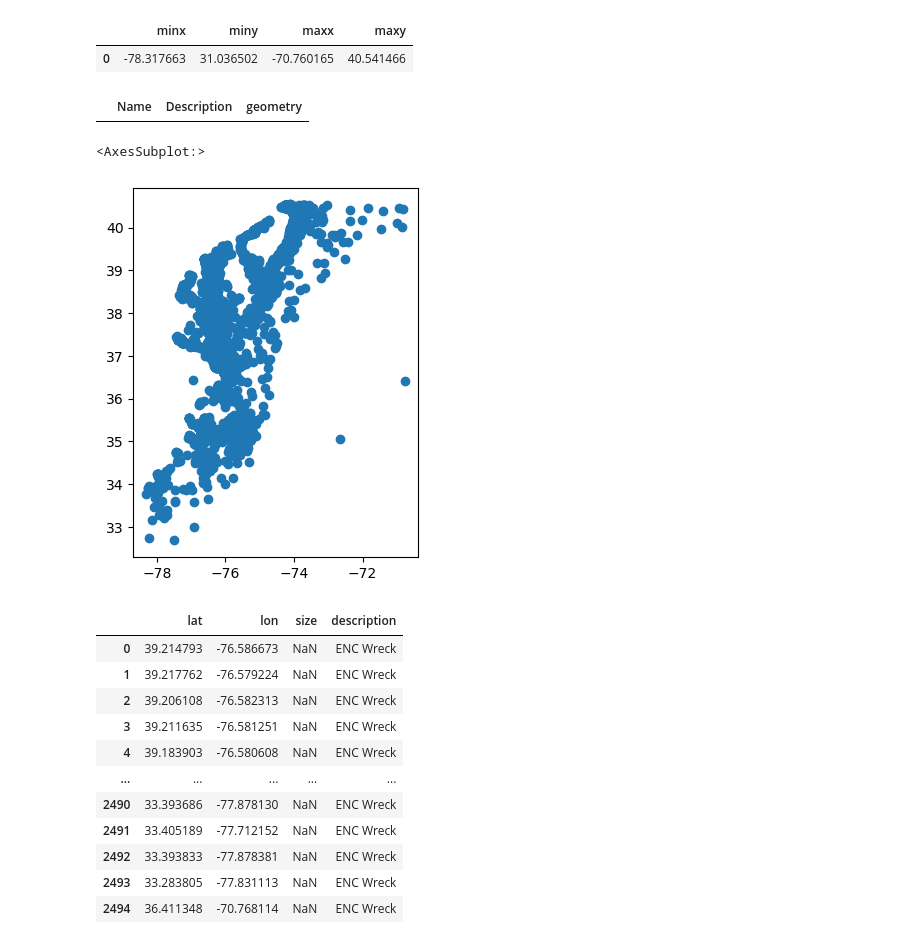
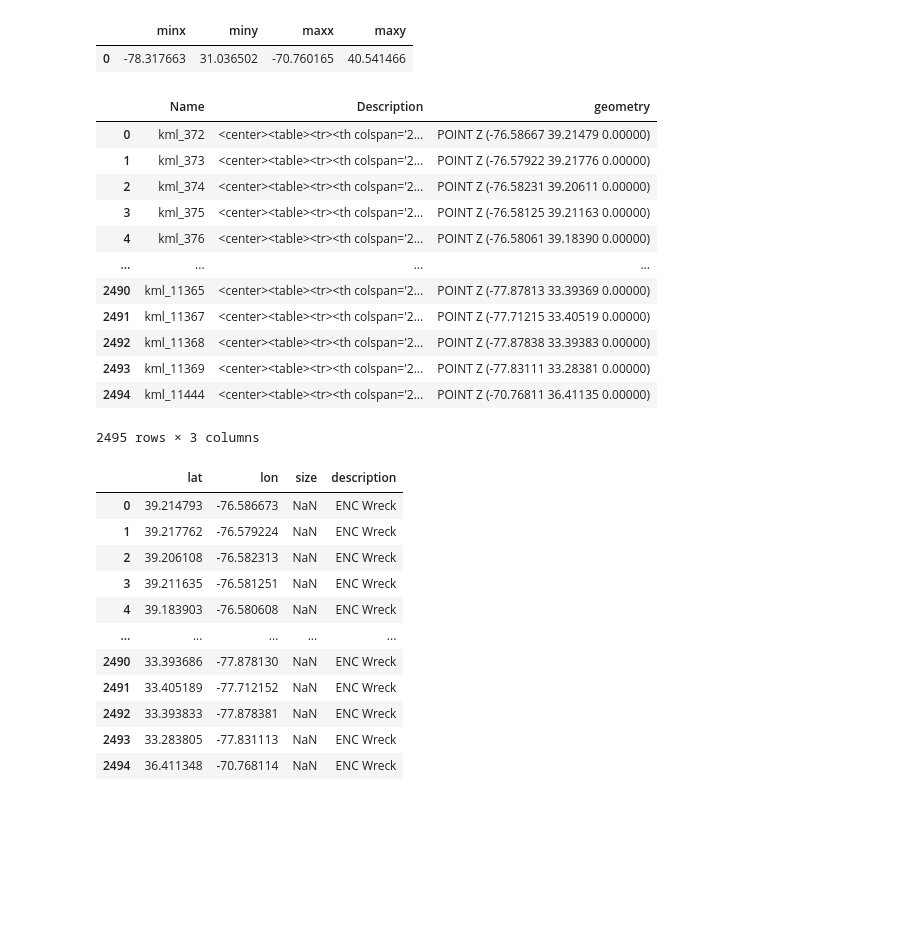
Before and after one commit to allisonw5/seafloor-objects, a Jupyter notebook: ea-capstone-2023.ipynb, the cells around one changed output. Saved outputs shown, nothing was run; the diff lists cells and outputs as text; code cells hidden in the pictures; blank space fills up the shorter version.

```diff
--- a/ea-capstone-2023.ipynb
+++ b/ea-capstone-2023.ipynb
@@ -109,18 +100,22 @@ def create_refined_df(gdf: gpd.GeoDataFrame):
     return fgdf
-# %%
-# Figure out what is going on here...why is it empty?
-dbS_gdf = read_kml(dbseabed_kml_pth)
-type(dbS_gdf)
-dbS_gdf
-# %% [output]
-|  | Name | Description | geometry |
 # %%
 # ENC Wrecks gdf
 ENC_gdf = read_kml(ENC_wrecks_kml_pth)
-ENC_gdf.plot()
+ENC_gdf
 # %% [output]
+|  | Name | Description | geometry |
+| 0 | kml_372 | <center><table><tr><th colspan='2... | POINT Z (-76.58667 39.21479 0.00000) |
+| 1 | kml_373 | <center><table><tr><th colspan='2... | POINT Z (-76.57922 39.21776 0.00000) |
+| 2 | kml_374 | <center><table><tr><th colspan='2... | POINT Z (-76.58231 39.20611 0.00000) |
+| 3 | kml_375 | <center><table><tr><th colspan='2... | POINT Z (-76.58125 39.21163 0.00000) |
+| 4 | kml_376 | <center><table><tr><th colspan='2... | POINT Z (-76.58061 39.18390 0.00000) |
+| ... | ... | ... | ... |
+| 2490 | kml_11365 | <center><table><tr><th colspan='2... | POINT Z (-77.87813 33.39369 0.00000) |
+| 2491 | kml_11367 | <center><table><tr><th colspan='2... | POINT Z (-77.71215 33.40519 0.00000) |
+| 2492 | kml_11368 | <center><table><tr><th colspan='2... | POINT Z (-77.87838 33.39383 0.00000) |
+| 2493 | kml_11369 | <center><table><tr><th colspan='2... | POINT Z (-77.83111 33.28381 0.00000) |
+| 2494 | kml_11444 | <center><table><tr><th colspan='2... | POINT Z (-70.76811 36.41135 0.00000) |
-<AxesSubplot:>
+2495 rows × 3 columns
-[figure, removed]
 # %%
 # Convert ENC gdf to refined df
 ENC_df = create_refined_df(ENC_gdf)
```
Also changed, not shown: parts of 10 cells of this notebook.
